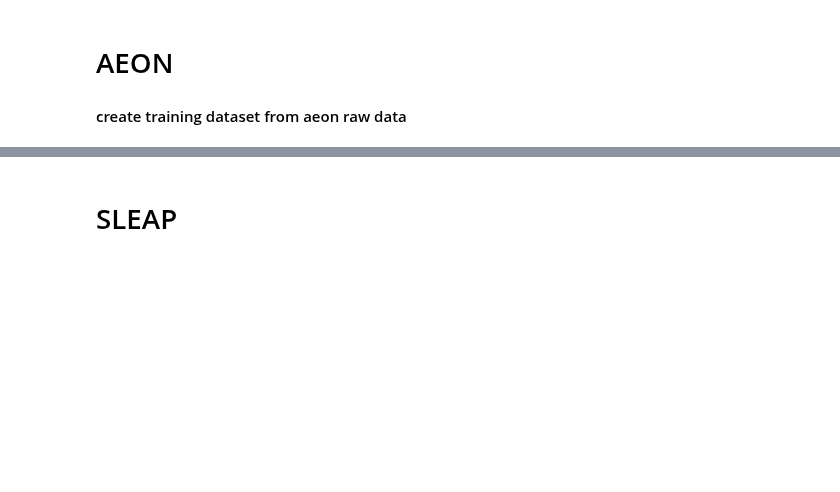
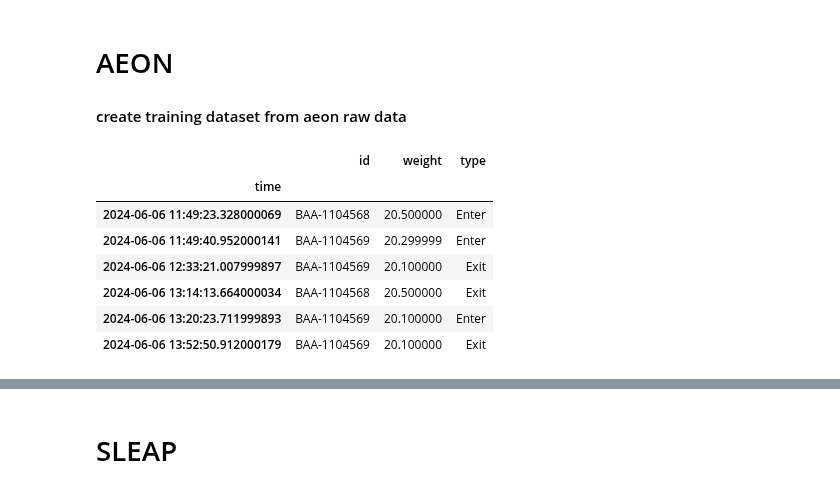
Before and after one commit to SainsburyWellcomeCentre/aeon_scratchpad, a Jupyter notebook: aeon_analysis/social/aeon_sleap.ipynb, the cells around one changed output, grey strips where cells are left out. Cells and saved outputs as stored; diff of their text form; code cells hidden in the pictures; blank space fills up the shorter version.

```diff
--- a/aeon_analysis/social/aeon_sleap.ipynb
+++ b/aeon_analysis/social/aeon_sleap.ipynb
@@ -683,13 +702,26 @@ aeon3_social_310524 = {
 # %%
+# Use subject states and environment states timestamps to get
+# the start and end times for populating the dictionary
+
 # load subject states
-start = pd.Timestamp("2024-05-31 00:00:00")
-end = pd.Timestamp("2024-05-31 23:59:59")
+start = pd.Timestamp("2024-06-06 00:00:00")
+end = pd.Timestamp("2024-06-06 23:59:59")
+root = "/ceph/aeon/aeon/data/raw/AEON4/model-training/"
 aeon_api.load(
-    "/ceph/aeon/aeon/data/raw/AEON3/social0.2/",
+    root,
     social02.Environment.SubjectState,
     start=start,
     end=end,
 )
+# %% [output]
+|  | id | weight | type |
+| time |  |  |  |
+| 2024-06-06 11:49:23.328000069 | BAA-1104568 | 20.500000 | Enter |
+| 2024-06-06 11:49:40.952000141 | BAA-1104569 | 20.299999 | Enter |
+| 2024-06-06 12:33:21.007999897 | BAA-1104569 | 20.100000 | Exit |
+| 2024-06-06 13:14:13.664000034 | BAA-1104568 | 20.500000 | Exit |
+| 2024-06-06 13:20:23.711999893 | BAA-1104569 | 20.100000 | Enter |
+| 2024-06-06 13:52:50.912000179 | BAA-1104569 | 20.100000 | Exit |
 # %%
 # load environment states
 aeon_api.load(
```
Also changed, not shown: parts of 30 cells of this notebook.
